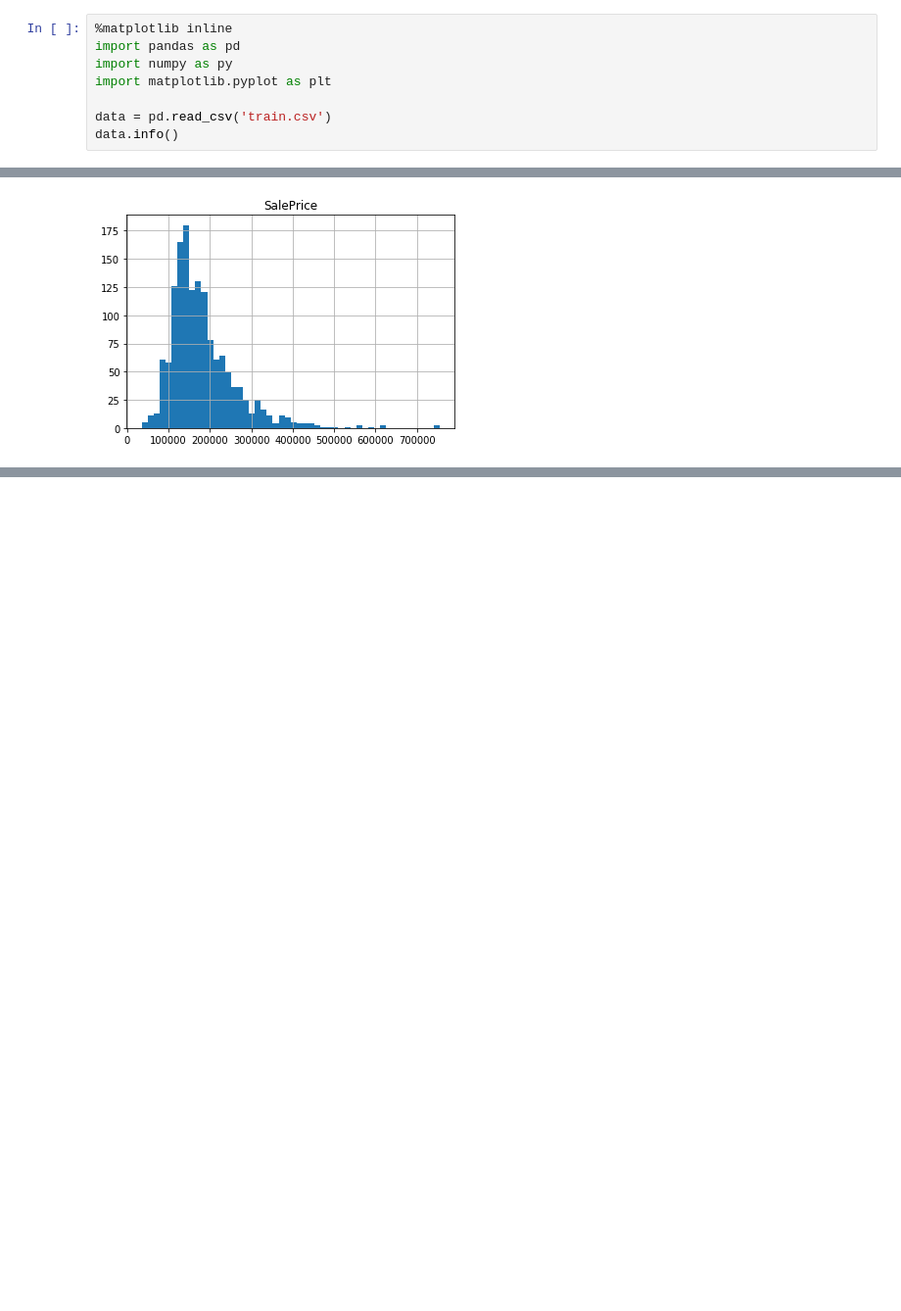
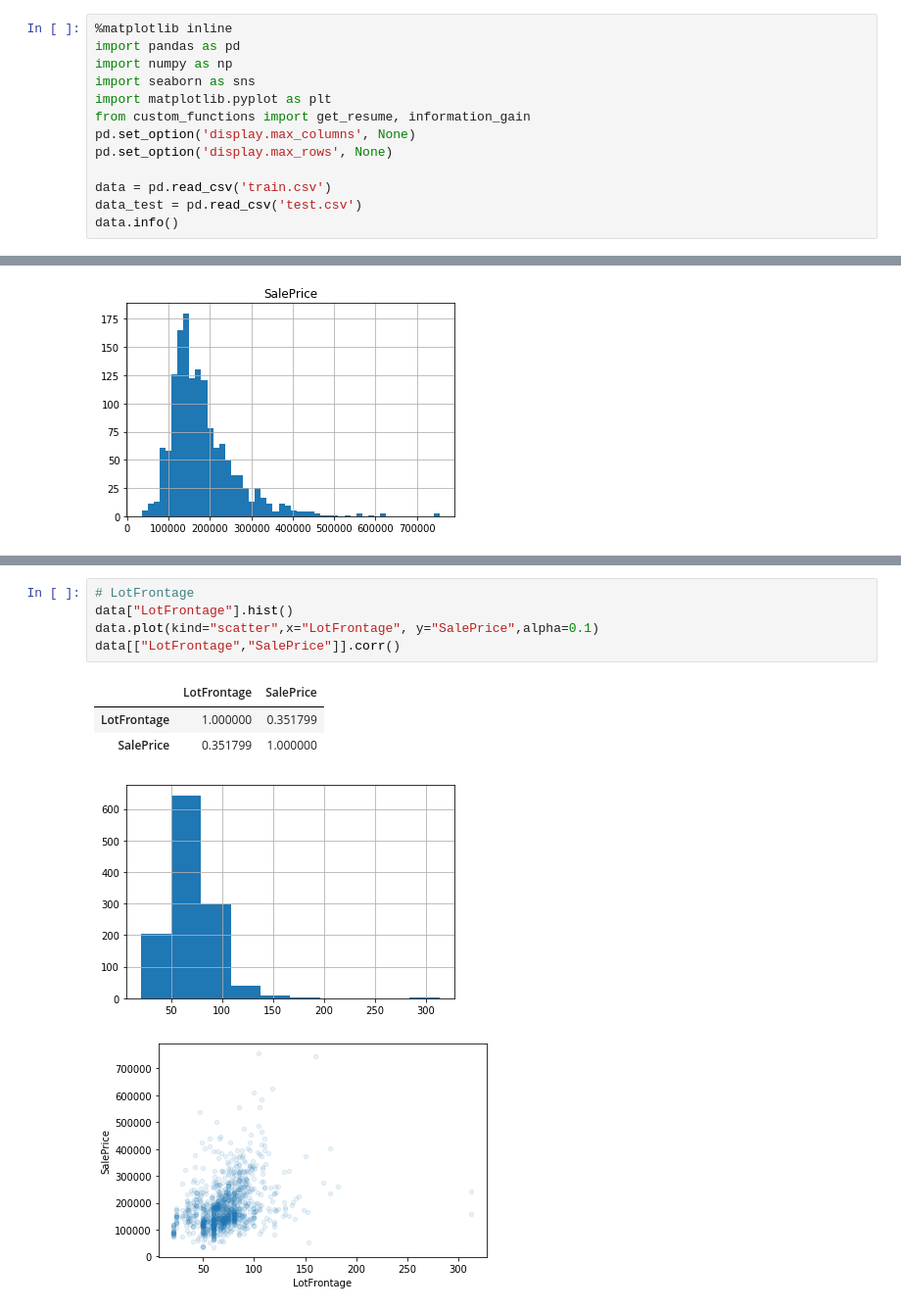
Before and after one commit to ArturoCRodriguez/kaggle_house_prices, a Jupyter notebook: house_pricing.ipynb, the cells around one changed output, grey strips where cells are left out. Shown at 98% size. Drawn from its saved outputs; the diff is of its cells as text; blank space fills up the shorter version.

```diff
--- a/house_pricing.ipynb
+++ b/house_pricing.ipynb
@@ -1,10 +1,15 @@
 # %%
 %matplotlib inline
 import pandas as pd
-import numpy as py
+import numpy as np
+import seaborn as sns
 import matplotlib.pyplot as plt
+from custom_functions import get_resume, information_gain
+pd.set_option('display.max_columns', None)
+pd.set_option('display.max_rows', None)
 
 data = pd.read_csv('train.csv')
+data_test = pd.read_csv('test.csv')
 data.info()
 # %% [output]
 <class 'pandas.core.frame.DataFrame'>
@@ -69,0 +120,11 @@ data_resume
+# %%
+# LotFrontage
+data["LotFrontage"].hist()
+data.plot(kind="scatter",x="LotFrontage", y="SalePrice",alpha=0.1)
+data[["LotFrontage","SalePrice"]].corr()
+# %% [output]
+|  | LotFrontage | SalePrice |
+| LotFrontage | 1.000000 | 0.351799 |
+| SalePrice | 0.351799 | 1.000000 |
+[figure, added]
+[figure, added]
```
Also changed, not shown: parts of 9 cells of this notebook, 3 other files.
